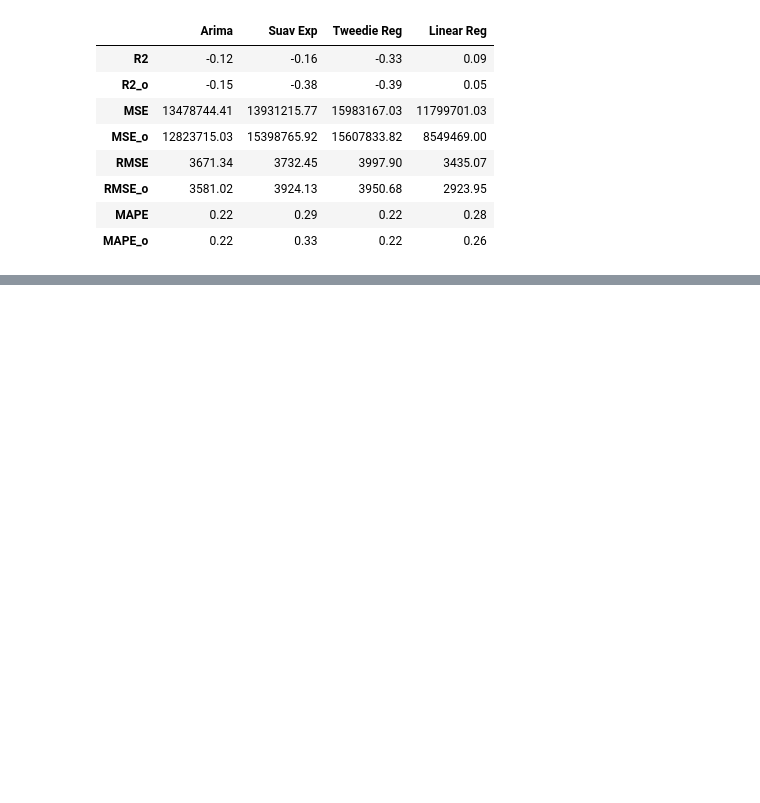
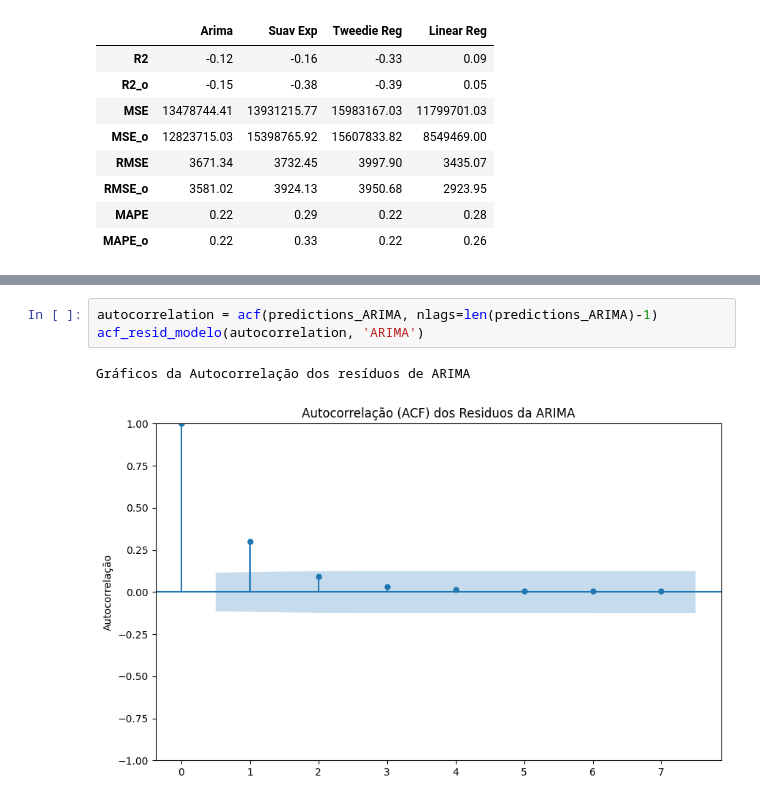
Before and after one commit to kamilyassis/previsao_vendas, a Jupyter notebook: analise_grocery.ipynb, the cells around one changed output, grey strips where cells are left out. Cells and saved outputs as stored; diff of their text form; blank space fills up the shorter version.

```diff
--- a/analise_grocery.ipynb
+++ b/analise_grocery.ipynb
@@ -711,0 +750,6 @@ df_metricas
+# %%
+autocorrelation = acf(predictions_ARIMA, nlags=len(predictions_ARIMA)-1)
+acf_resid_modelo(autocorrelation, 'ARIMA')
+# %% [output]
+Gráficos da Autocorrelação dos resíduos de ARIMA
+[figure, added]
```
Also changed, not shown: parts of 10 cells of this notebook.
